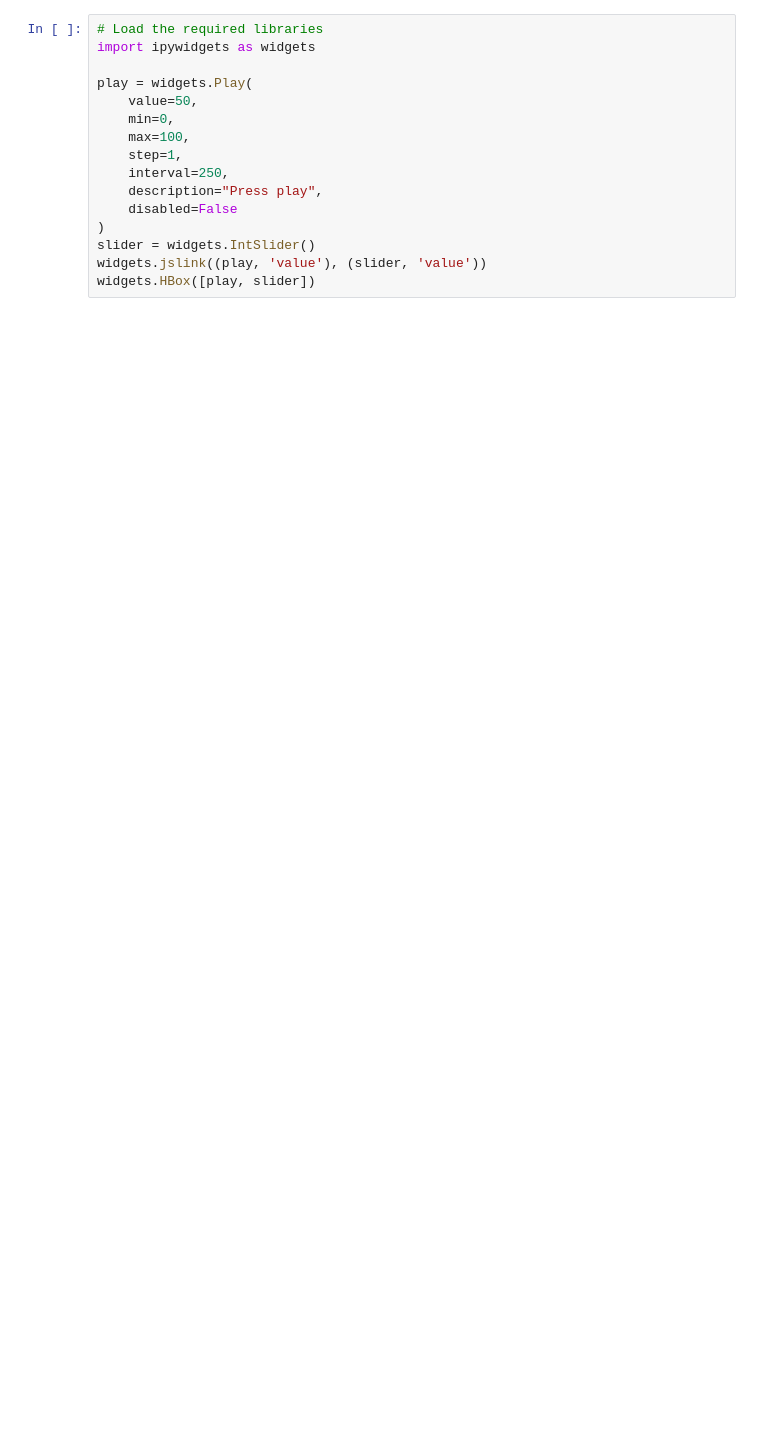
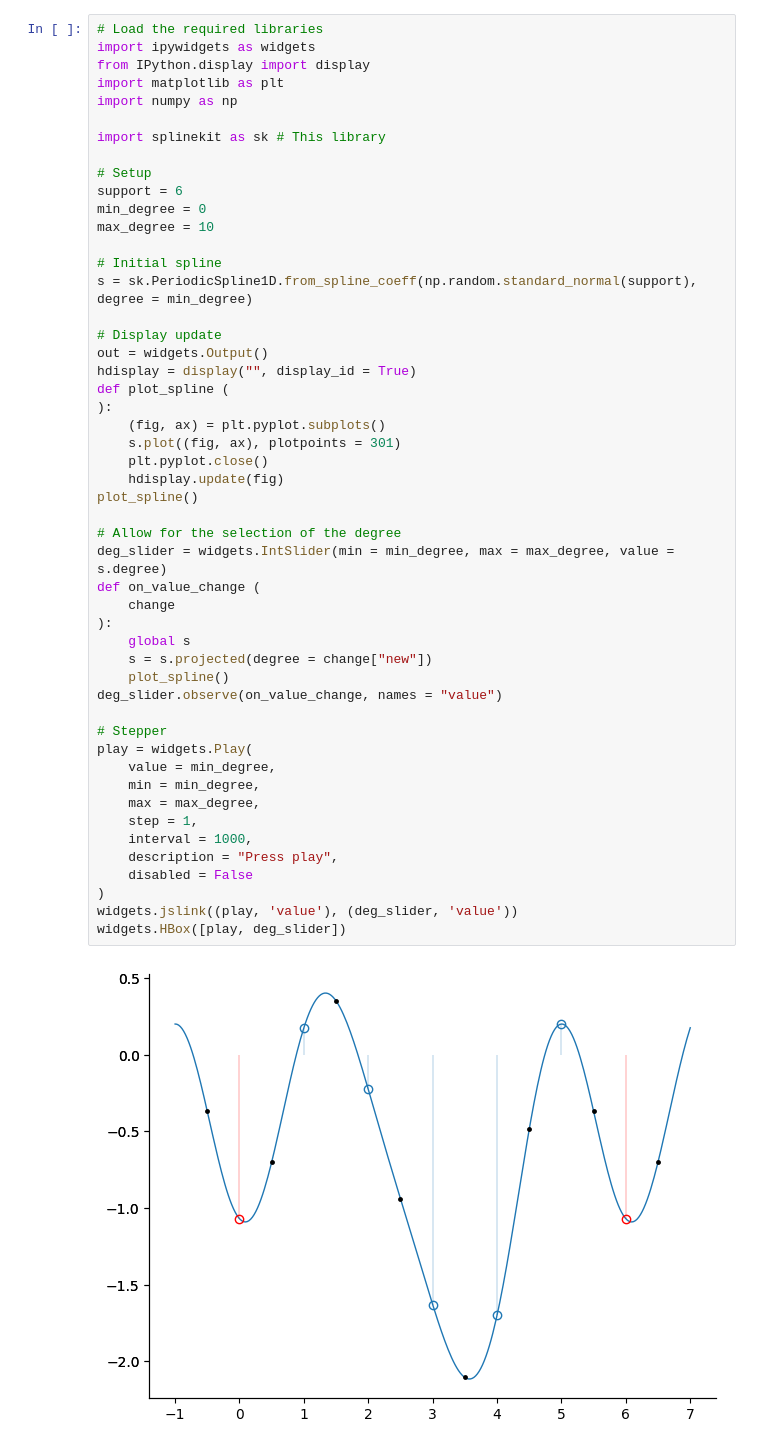
Before and after one commit to splinekit/splinekit-jupyterlite, a Jupyter notebook: content/stepper.ipynb, the cells around one changed output. Saved outputs shown, nothing was run; the diff lists cells and outputs as text; blank space fills up the shorter version.

```diff
--- a/content/stepper.ipynb
+++ b/content/stepper.ipynb
@@ -1,18 +1,53 @@
 # %%
 # Load the required libraries
 import ipywidgets as widgets
+from IPython.display import display
+import matplotlib as plt
+import numpy as np
 
+import splinekit as sk # This library
+
+# Setup
+support = 6
+min_degree = 0
+max_degree = 10
+
+# Initial spline
+s = sk.PeriodicSpline1D.from_spline_coeff(np.random.standard_normal(support), degree = min_degree)
+
+# Display update
+out = widgets.Output()
+hdisplay = display("", display_id = True)
+def plot_spline (
+):
+    (fig, ax) = plt.pyplot.subplots()
+    s.plot((fig, ax), plotpoints = 301)
+    plt.pyplot.close()
+    hdisplay.update(fig)
+plot_spline()
+
+# Allow for the selection of the degree
+deg_slider = widgets.IntSlider(min = min_degree, max = max_degree, value = s.degree)
+def on_value_change (
+    change
+):
+    global s
+    s = s.projected(degree = change["new"])
+    plot_spline()
+deg_slider.observe(on_value_change, names = "value")
+
+# Stepper
 play = widgets.Play(
-    value=50,
-    min=0,
-    max=100,
-    step=1,
-    interval=250,
-    description="Press play",
-    disabled=False
+    value = min_degree,
+    min = min_degree,
+    max = max_degree,
+    step = 1,
+    interval = 1000,
+    description = "Press play",
+    disabled = False
 )
-slider = widgets.IntSlider()
-widgets.jslink((play, 'value'), (slider, 'value'))
-widgets.HBox([play, slider])
+widgets.jslink((play, 'value'), (deg_slider, 'value'))
+widgets.HBox([play, deg_slider])
 # %% [output]
+[figure, added]
 [interactive output not drawn]
```
